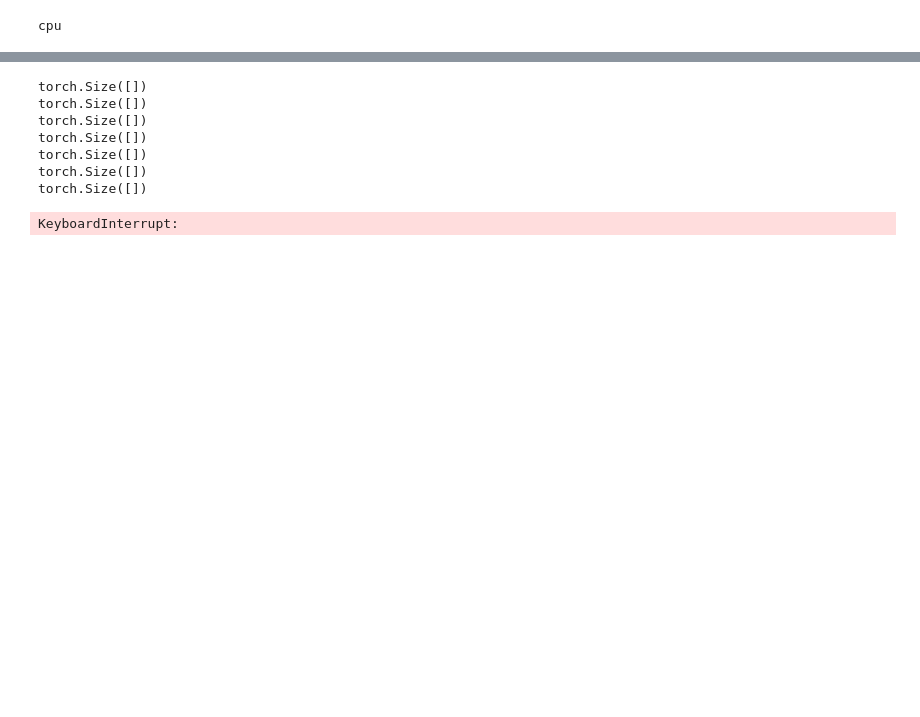
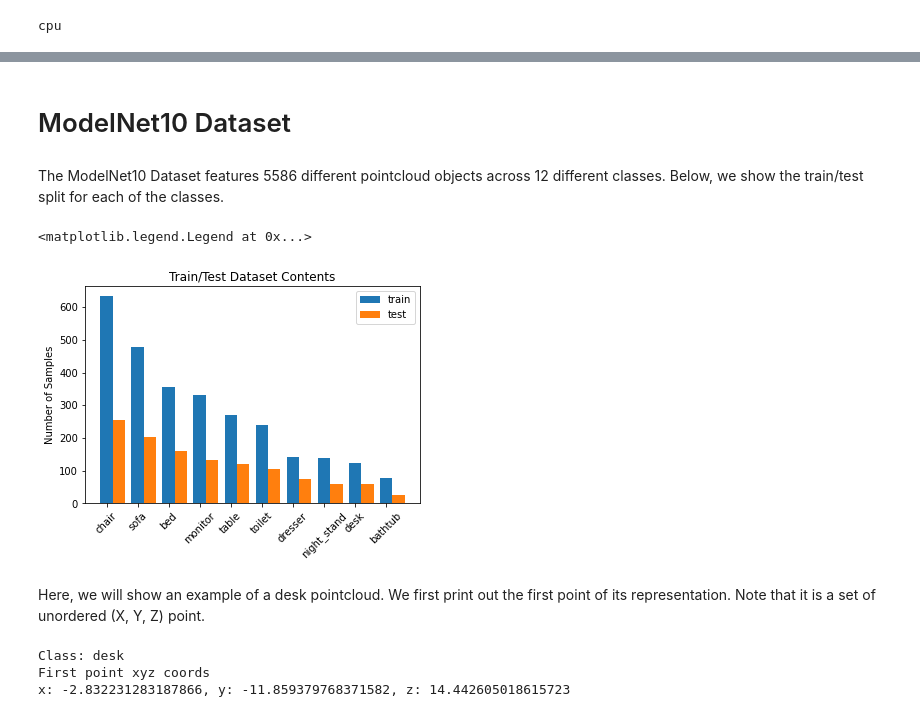
Before and after one commit to leonardwei2023/cs182-proj, a Jupyter notebook: pointnet.ipynb, the cells around one changed output, grey strips where cells are left out. Cells and saved outputs as stored; diff of their text form; code cells hidden in the pictures; blank space fills up the shorter version.

Commit message:
add data visualization to python nb

```diff
--- a/pointnet.ipynb
+++ b/pointnet.ipynb
@@ -28,25 +32,67 @@ cpu
 ![plot](images/model.png)
 # %%
 n = 10000
+dataset_length = len(trainset)
+train_ratio = 0.7
+test_ratio = 0.3
+
+train_len = int(dataset_length * train_ratio)
+test_len = dataset_length - train_len
+
 trainset = ShapeNetDataset("datasets/ModelNet10", train=True, n=n)
 testset = ShapeNetDataset("datasets/ModelNet10", train=False, n=n)
 
-trainset, validset = random_split(trainset, [0.7, 0.3])
+trainset, testset = random_split(trainset, [train_len, test_len])
 # %%
 num_classes = 10
-classification_model = ClassificationNN(num_classes)
+classification_model = ClassificationNN(num_classes).to(device)
 # %%
 lr = 0.0001
 epochs = 1
 
 optimizer = torch.optim.Adam(classification_model.parameters(), lr=lr)
 train(classification_model, trainset, validset, optimizer, epochs=epochs, device=device)
-# %% [output]
-torch.Size([])
-torch.Size([])
-torch.Size([])
-torch.Size([])
-torch.Size([])
-torch.Size([])
-torch.Size([])
-KeyboardInterrupt:
+# %% [markdown]
+# ModelNet10 Dataset
+# %% [markdown]
+The ModelNet10 Dataset features 5586 different pointcloud objects across 12 different classes. Below, we show the train/test split for each of the classes.
+# %%
+train_indices = trainset.indices
+test_indices = testset.indices
+
+dataset = ShapeNetDataset("datasets/ModelNet10", train=True, n=n)
+
+train_class_counts = dataset.df.loc[train_indices, 'label'].value_counts()
+test_class_counts = dataset.df.loc[test_indices, 'label'].value_counts()
+
+x_labels = [dataset.classes[label] for label in train_class_counts.index]
+x = range(len(x_labels))
+
+plt.bar(x, train_class_counts, label='train', width=0.4)
+plt.bar([xi + 0.4 for xi in range(len(x_labels))], test_class_counts, label='test', width=0.4)
+plt.xticks([xi for xi in x], x_labels, rotation=45)
+plt.ylabel('Number of Samples')
+plt.title('Train/Test Dataset Contents')
+plt.legend()
+# %% [output]
+<matplotlib.legend.Legend at 0x...>
+[figure, added]
+# %% [markdown]
+Here, we will show an example of a desk pointcloud. We first print out the first point of its representation. Note that it is a set of unordered (X, Y, Z) point.
+# %%
+for key, value in dataset.classes.items():
+    if value == "desk":
+        label = key
+        break
+
+idx = dataset.df[dataset.df['label'] == label].index[0]
+point_cloud = dataset[idx]
+first_point = point_cloud[0].tolist()
+print(f"Class: desk")
+print("First point xyz coords")
+print(f"x: {first_point[0][0]}, y: {first_point[1][0]}, z: {first_point[2][0]}")
+print()
+# %% [output]
+Class: desk
+First point xyz coords
+x: -2.832231283187866, y: -11.859379768371582, z: 14.442605018615723
```
Also changed, not shown: parts of 3 cells of this notebook, 1 other file.
